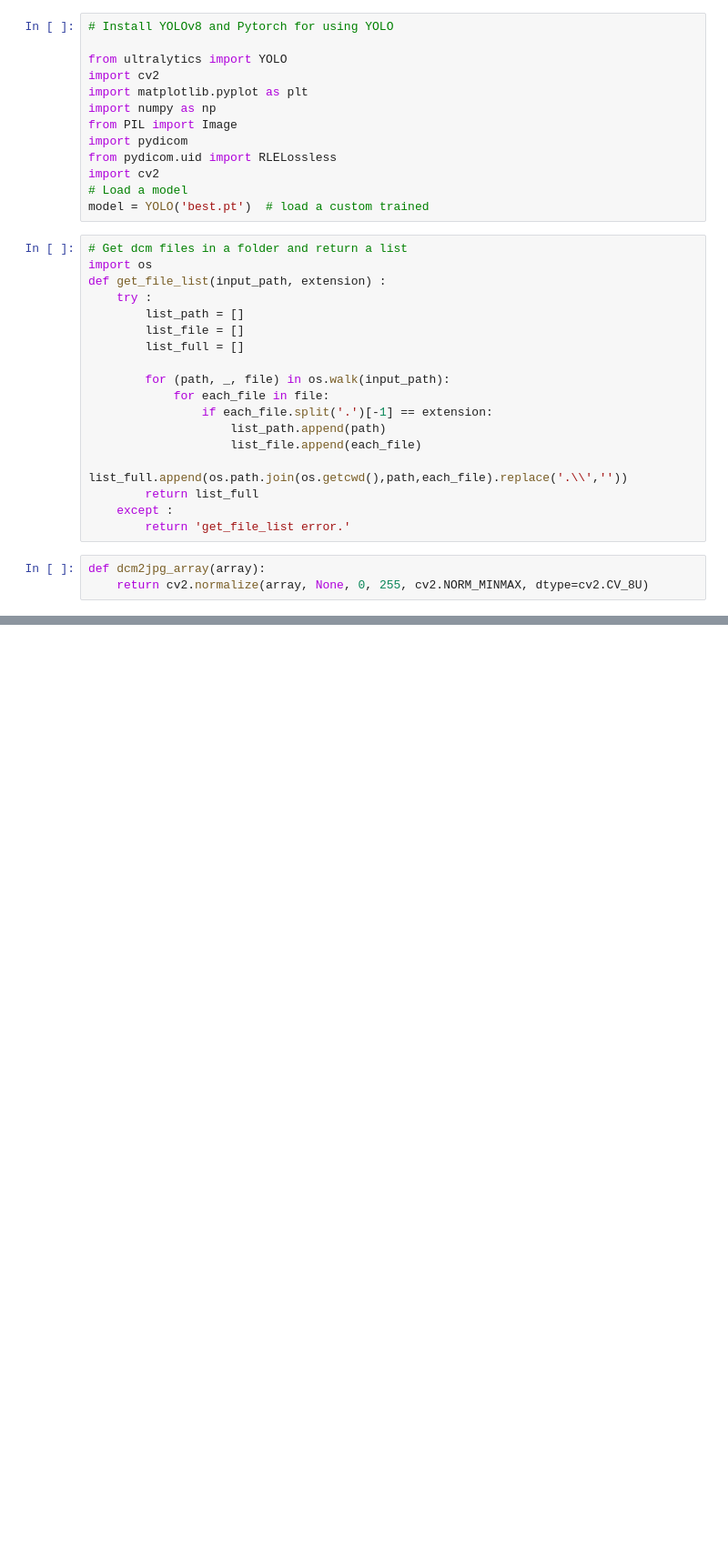
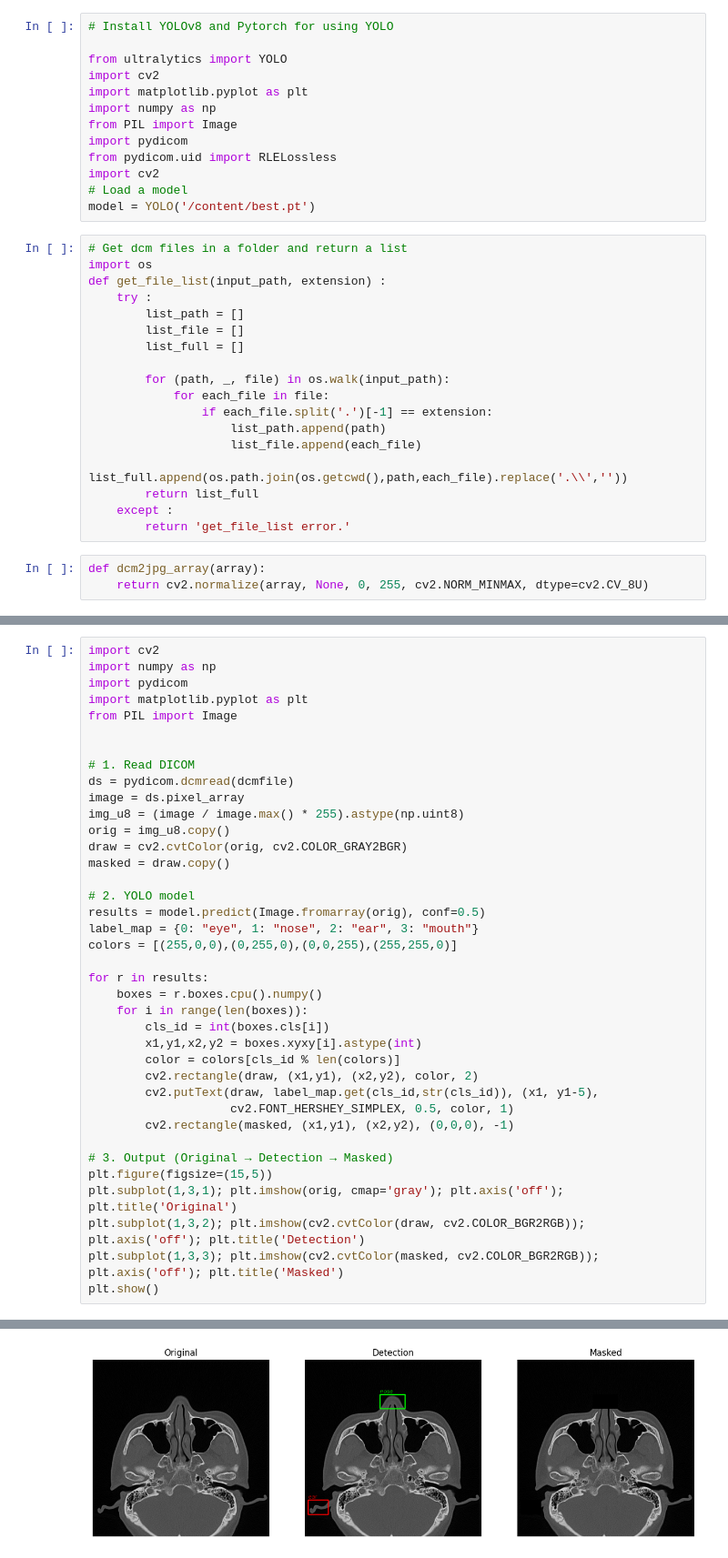
Before and after one commit to uk7777/HeadCT-deface, a Jupyter notebook: head-CT-de-identifciation-demo.ipynb, the cells around one changed output, grey strips where cells are left out. Shown: that part at 91% size. Cells and saved outputs as stored; diff of their text form; blank space fills up the shorter version.

```diff
--- a/head-CT-de-identifciation-demo.ipynb
+++ b/head-CT-de-identifciation-demo.ipynb
@@ -10,7 +19,7 @@ import pydicom
 from pydicom.uid import RLELossless
 import cv2
 # Load a model
-model = YOLO('best.pt')  # load a custom trained
+model = YOLO('/content/best.pt')
 # %%
 # Get dcm files in a folder and return a list
 import os
@@ -73,0 +88,39 @@ Speed: 1.0ms preprocess, 485.6ms inference, 1.0ms postprocess per image at shape
+# %%
+import cv2
+import numpy as np
+import pydicom
+import matplotlib.pyplot as plt
+from PIL import Image
+
+
+# 1. Read DICOM
+ds = pydicom.dcmread(dcmfile)
+image = ds.pixel_array
+img_u8 = (image / image.max() * 255).astype(np.uint8)
+orig = img_u8.copy()
+draw = cv2.cvtColor(orig, cv2.COLOR_GRAY2BGR)
+masked = draw.copy()
+
+# 2. YOLO model
+results = model.predict(Image.fromarray(orig), conf=0.5)
+label_map = {0: "eye", 1: "nose", 2: "ear", 3: "mouth"}
+colors = [(255,0,0),(0,255,0),(0,0,255),(255,255,0)]
+
+for r in results:
+    boxes = r.boxes.cpu().numpy()
+    for i in range(len(boxes)):
+        cls_id = int(boxes.cls[i])
+        x1,y1,x2,y2 = boxes.xyxy[i].astype(int)
+        color = colors[cls_id % len(colors)]
+        cv2.rectangle(draw, (x1,y1), (x2,y2), color, 2)
+        cv2.putText(draw, label_map.get(cls_id,str(cls_id)), (x1, y1-5),
+                    cv2.FONT_HERSHEY_SIMPLEX, 0.5, color, 1)
+        cv2.rectangle(masked, (x1,y1), (x2,y2), (0,0,0), -1)
+
+# 3. Output (Original → Detection → Masked)
+plt.figure(figsize=(15,5))
+plt.subplot(1,3,1); plt.imshow(orig, cmap='gray'); plt.axis('off'); plt.title('Original')
+plt.subplot(1,3,2); plt.imshow(cv2.cvtColor(draw, cv2.COLOR_BGR2RGB)); plt.axis('off'); plt.title('Detection')
+plt.subplot(1,3,3); plt.imshow(cv2.cvtColor(masked, cv2.COLOR_BGR2RGB)); plt.axis('off'); plt.title('Masked')
+plt.show()
+# %% [output]
@@ -73,0 +129 @@ Speed: 1.0ms preprocess, 485.6ms inference, 1.0ms postprocess per image at shape
+[figure, added]
```
Also changed, not shown: parts of 6 cells of this notebook.
